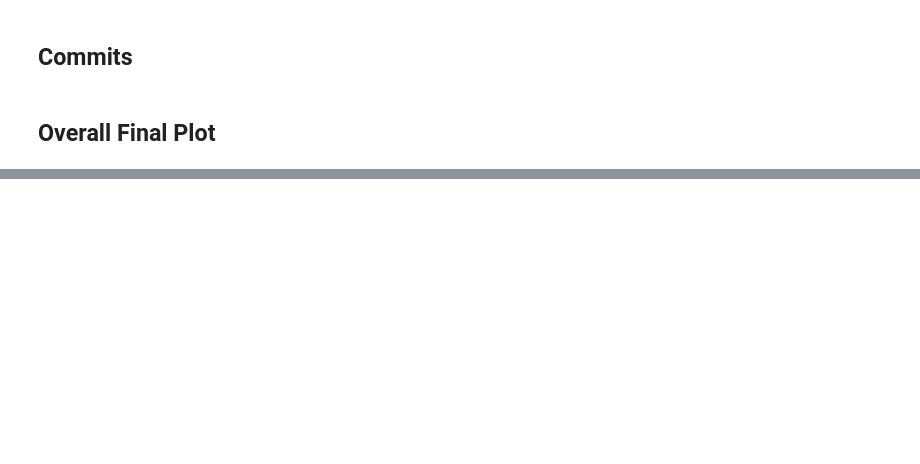
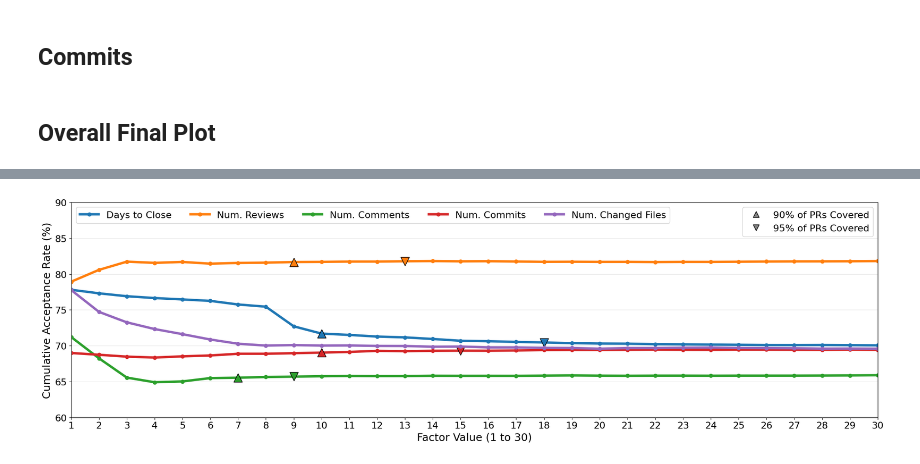
Before and after one commit to davejjwilliams/pr-acceptability, a Jupyter notebook: rq1.ipynb, the cells around one changed output, grey strips where cells are left out. Cells and saved outputs as stored; diff of their text form; code cells hidden in the pictures; blank space fills up the shorter version.

```diff
--- a/rq1.ipynb
+++ b/rq1.ipynb
@@ -100,2 +95,5 @@ P-value: 0.0000
 # %% [markdown]
 ## Reviews
+# %%
+pr_df['has_review'] = pr_df['num_reviews'] > 0
+pr_df['has_review'].value_counts()
@@ -102,2 +121,5 @@ P-value: 0.0000
 # %% [markdown]
 ## Comments
+# %%
+pr_df['has_comment'] = pr_df['num_comments'] > 0
+pr_df['has_comment'].value_counts()
@@ -107,0 +164,87 @@ P-value: 0.0000
+# %%
+# Factors to plot
+factors = {
+    'Days to Close': 'days_to_close',
+    'Num. Reviews': 'num_reviews',
+    'Num. Comments': 'num_comments',
+    'Num. Commits': 'num_commits',
+    'Num. Changed Files': 'num_files_changed'
+}
+
+# Define colors for each factor
+colors = {
+    'Days to Close': '#1f77b4',
+    'Num. Reviews': '#ff7f0e',
+    'Num. Comments': '#2ca02c',
+    'Num. Commits': '#d62728',
+    'Num. Changed Files': '#9467bd'
+}
+
+fig, ax = plt.subplots(figsize=(20, 6))
+
+for label, column in factors.items():
+    cumulative_rates = []
+
+    for threshold in range(1, 31):
+        # Filter PRs with factor value <= threshold
+        filtered_df = pr_df[pr_df[column] <= threshold]
+        # Drop PRs with factor value of 0 to avoid skewing
+        filtered_df = filtered_df[filtered_df[column] > 0]
+
+        if len(filtered_df) > 0:
+            acceptance_rate = (filtered_df['accepted']).sum() / len(filtered_df) * 100
+            cumulative_rates.append(acceptance_rate)
+        else:
+            cumulative_rates.append(0)
+
+    # Plot line
+    ax.plot(range(1, 31), cumulative_rates, marker='o', markersize=6, linewidth=4, label=label, color=colors[label])
+
+    # Calculate 90% and 95% coverage points
+    total_count = len(pr_df[pr_df[column] > 0])
+
+    # Find x-axis value for 90% coverage
+    for threshold in range(1, 31):
+        coverage = len(pr_df[(pr_df[column] <= threshold) & (pr_df[column] > 0)]) / total_count
+        if coverage >= 0.90:
+            y_value_90 = cumulative_rates[threshold - 1]
+            print(f"{label} - 90% coverage at threshold {threshold} with acceptance rate {y_value_90:.2f}%")
+            ax.plot(threshold, y_value_90, marker='^', markersize=14, color=colors[label], markeredgecolor='black', markeredgewidth=1)
+            break
+
+    # Find x-axis value for 95% coverage
+    for threshold in range(1, 31):
+        coverage = len(pr_df[(pr_df[column] <= threshold) & (pr_df[column] > 0)]) / total_count
+        if coverage >= 0.95:
+            y_value_95 = cumulative_rates[threshold - 1]
+            print(f"{label} - 95% coverage at threshold {threshold} with acceptance rate {y_value_95:.2f}%")
+            ax.plot(threshold, y_value_95, marker='v', markersize=14, color=colors[label], markeredgecolor='black', markeredgewidth=1)
+            break
+
+ax.set_xlabel('Factor Value (1 to 30)', fontsize=18)
+ax.set_ylabel('Cumulative Acceptance Rate (%)', fontsize=18)
+ax.grid(True, alpha=0.3, axis='y')
+ax.set_xlim(1, 30)
+ax.set_ylim(60, 90)
+ax.set_xticks(range(1, 31))
+ax.tick_params(axis='both', labelsize=16)
+
+handles, labels = ax.get_legend_handles_labels()
+factor_legend = ax.legend(handles, labels, ncol=5, loc='upper left', fontsize=16)
+
+from matplotlib.lines import Line2D
+legend_elements = [
+    Line2D([0], [0], marker='^', color='gray', markerfacecolor='gray',
+           markersize=10, linestyle='None', markeredgecolor='black',
+           markeredgewidth=1, label='90% of PRs Covered'),
+    Line2D([0], [0], marker='v', color='gray', markerfacecolor='gray',
+           markersize=10, linestyle='None', markeredgecolor='black',
+           markeredgewidth=1, label='95% of PRs Covered')
+]
+coverage_legend = ax.legend(handles=legend_elements, loc='upper right', fontsize=16)
+
+ax.add_artist(factor_legend)
+
+plt.tight_layout()
+plt.show()
+# %% [output]
@@ -107,0 +259 @@ P-value: 0.0000
+[figure, added]
```
Also changed, not shown: parts of 8 cells of this notebook, 4 other files.
